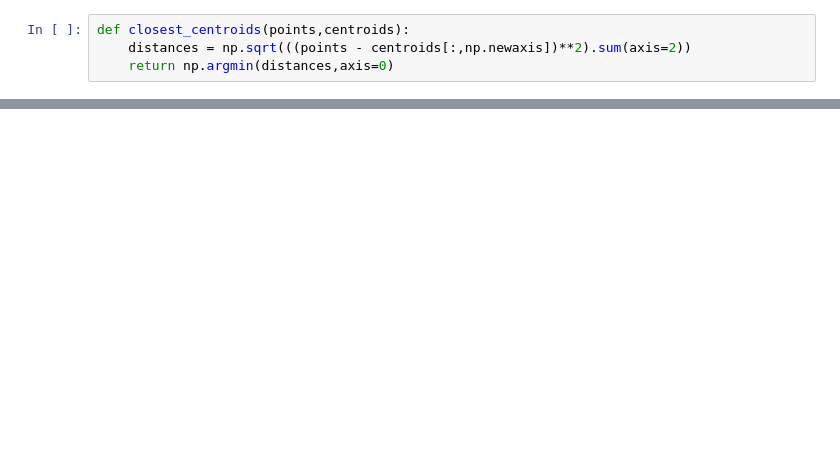
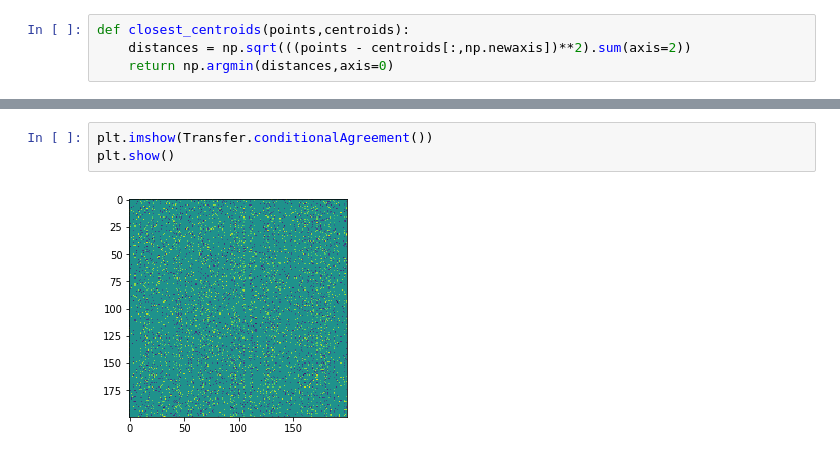
Before and after one commit to tcikezu/ideatransfer, a Jupyter notebook: simulate.ipynb, the cells around one changed output, grey strips where cells are left out. Saved outputs shown, nothing was run; the diff lists cells and outputs as text; blank space fills up the shorter version.

```diff
--- a/simulate.ipynb
+++ b/simulate.ipynb
@@ -127 +122,6 @@ plt.imshow(transfer.probAgreement(c))
+# %%
+plt.imshow(Transfer.conditionalAgreement())
+plt.show()
+# %% [output]
+[figure, added]
 # %%
```
Also changed, not shown: parts of 26 cells of this notebook, 15 other files.
